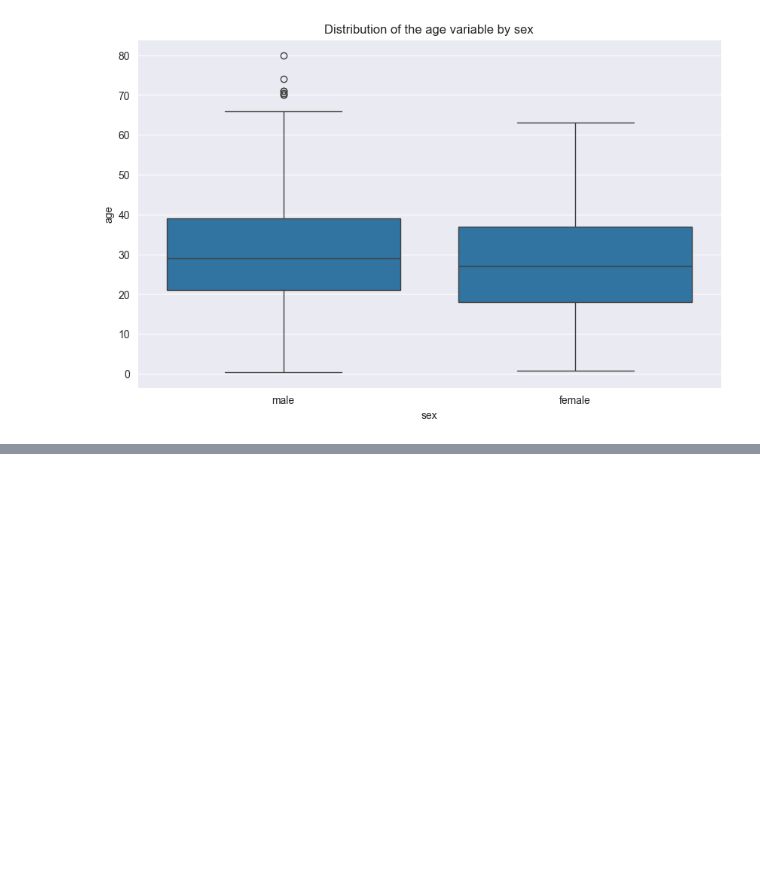
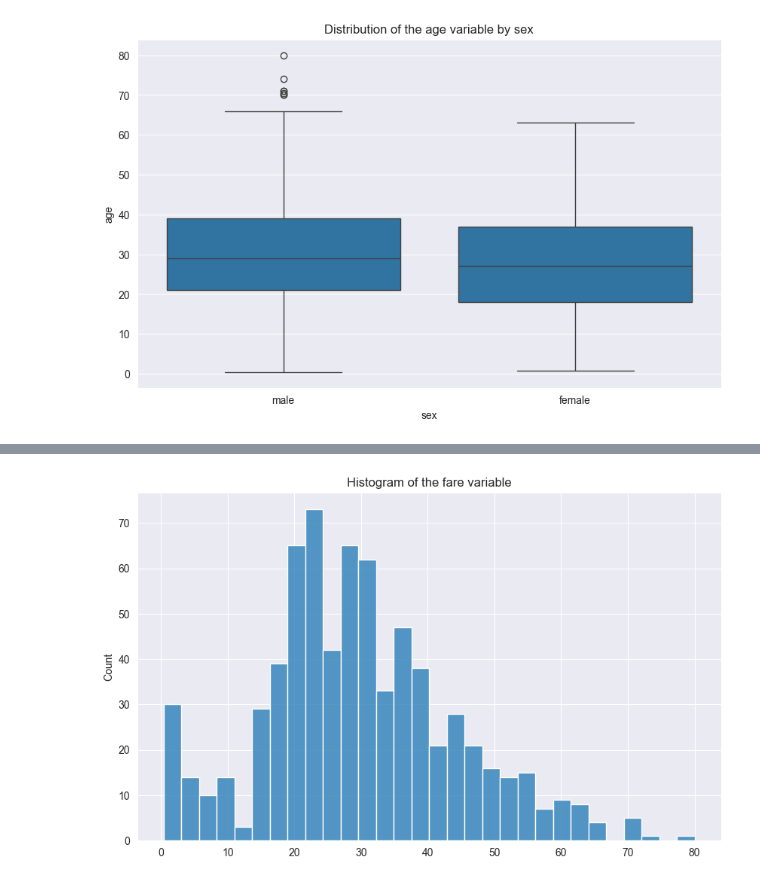
Before and after one commit to francisco-ortin/data-science-course, a Jupyter notebook: statistics/dispersion.ipynb, the cells around one changed output, grey strips where cells are left out. Cells and saved outputs as stored; diff of their text form; code cells hidden in the pictures; blank space fills up the shorter version.

```diff
--- a/statistics/dispersion.ipynb
+++ b/statistics/dispersion.ipynb
@@ -145 +151,10 @@ plt.show()
+# %%
+# Let' see if the age variable is symmetrically distributed
+# show histogram of the age variable
+plt.figure(figsize=(10, 6))
+sns.histplot(x=titanic_df['age'].values, bins=30)
+plt.title('Histogram of the fare variable')
+plt.show()
+# %% [output]
+[figure, added]
 # %%
```
Also changed, not shown: parts of 6 cells of this notebook, 2 other files.
